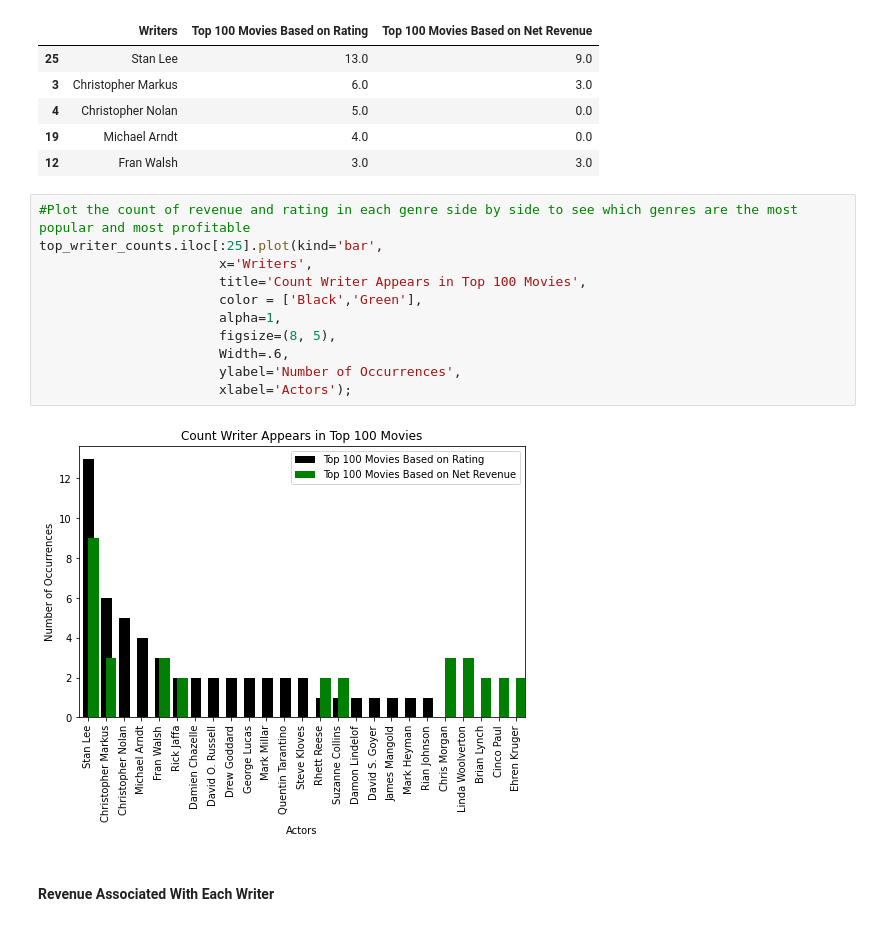
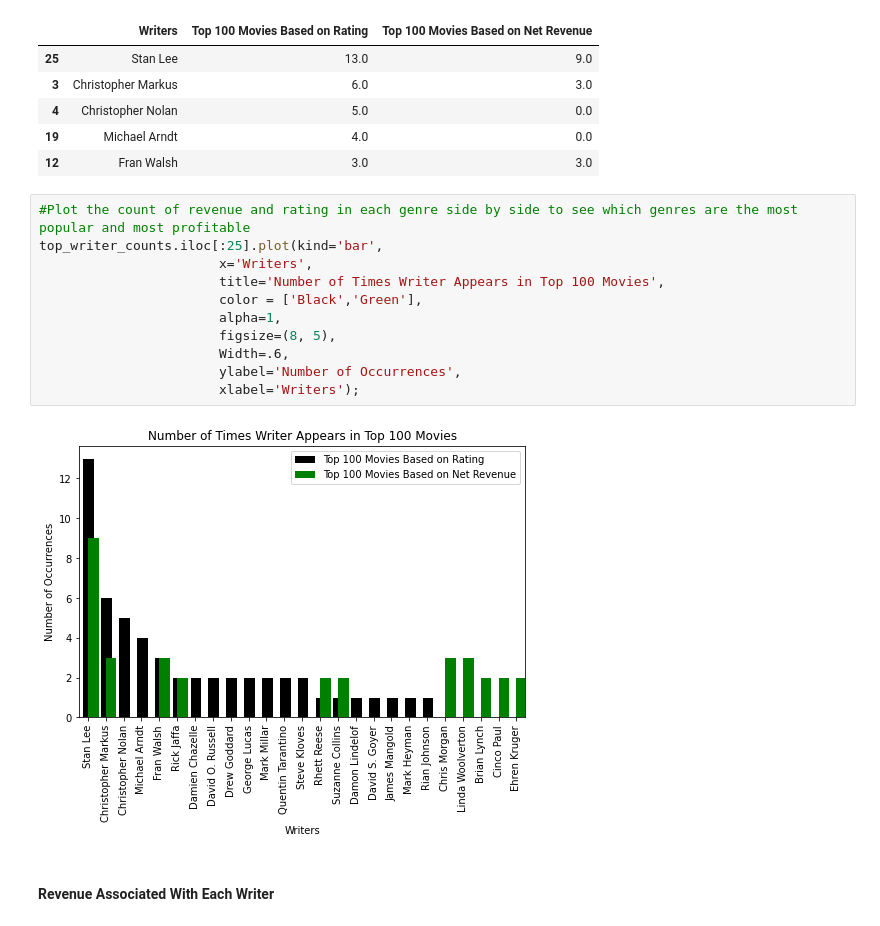
Before and after one commit to reboyce/Gilbert-Team-Repo, a Jupyter notebook: Notebooks/Principals.ipynb, the cells around one changed output. Drawn from its saved outputs; the diff is of its cells as text.

```diff
--- a/Notebooks/Principals.ipynb
+++ b/Notebooks/Principals.ipynb
@@ -589,16 +589,16 @@ top_writer_counts.head()
 # %%
 #Plot the count of revenue and rating in each genre side by side to see which genres are the most popular and most profitable
 top_writer_counts.iloc[:25].plot(kind='bar',
                        x='Writers',
-                       title='Count Writer Appears in Top 100 Movies',
+                       title='Number of Times Writer Appears in Top 100 Movies',
                        color = ['Black','Green'],
                        alpha=1,
                        figsize=(8, 5),
                        Width=.6,
                        ylabel='Number of Occurrences',
-                       xlabel='Actors');
+                       xlabel='Writers');
 # %% [output]
-[figure, old version]
+[figure, new version]
 # %% [markdown]
 #### Revenue Associated With Each Writer
 # %%
```
Also changed, not shown: parts of 3 cells of this notebook, 5 other files.
